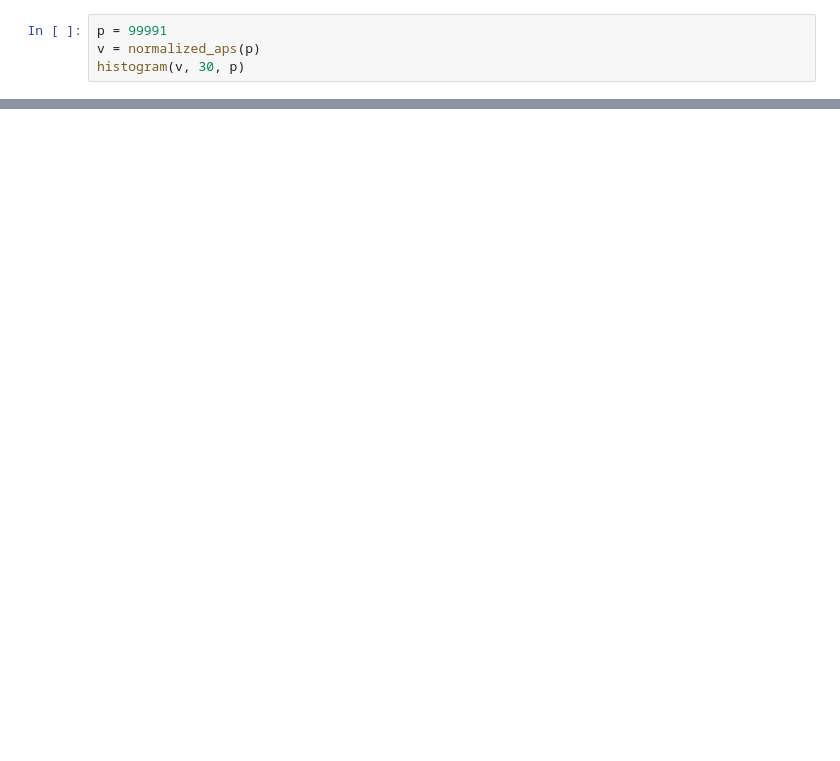
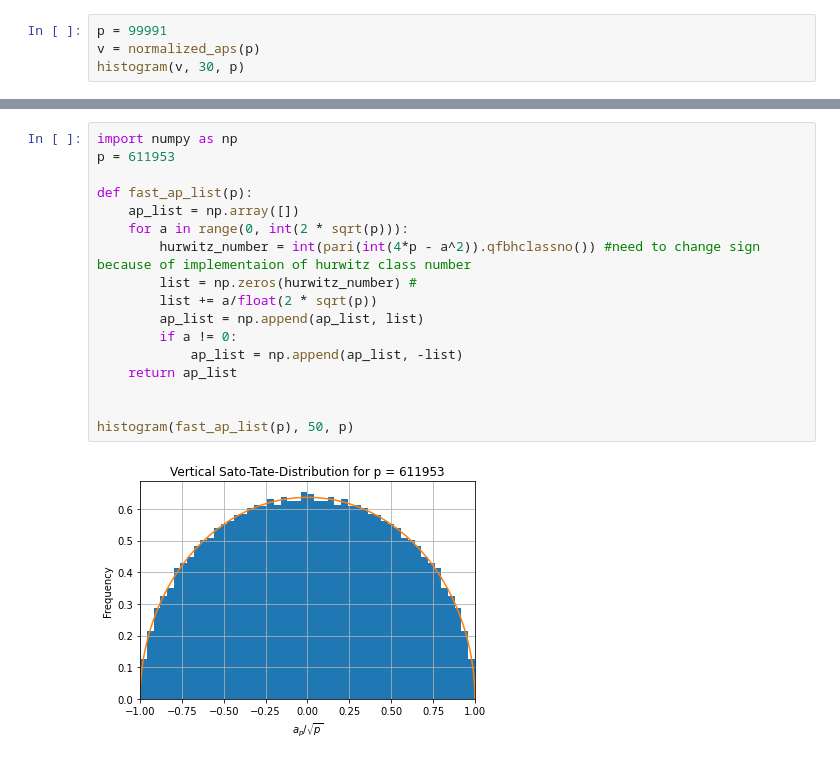
Before and after one commit to JosuaKugler/sato-tate-distributions, a Jupyter notebook: vertical_st.ipynb, the cells around one changed output, grey strips where cells are left out. Drawn from its saved outputs; the diff is of its cells as text; blank space fills up the shorter version.

```diff
--- a/vertical_st.ipynb
+++ b/vertical_st.ipynb
@@ -207,0 +209,19 @@ NameError: name 'liney' is not defined
+# %%
+import numpy as np
+p = 611953
+
+def fast_ap_list(p):
+    ap_list = np.array([])
+    for a in range(0, int(2 * sqrt(p))):
+        hurwitz_number = int(pari(int(4*p - a^2)).qfbhclassno()) #need to change sign because of implementaion of hurwitz class number
+        list = np.zeros(hurwitz_number) #
+        list += a/float(2 * sqrt(p))
+        ap_list = np.append(ap_list, list)
+        if a != 0:
+            ap_list = np.append(ap_list, -list)
+    return ap_list
+
+
+histogram(fast_ap_list(p), 50, p)
+# %% [output]
+[figure, added]
```
Also changed, not shown: parts of 12 cells of this notebook, 3 other files.
